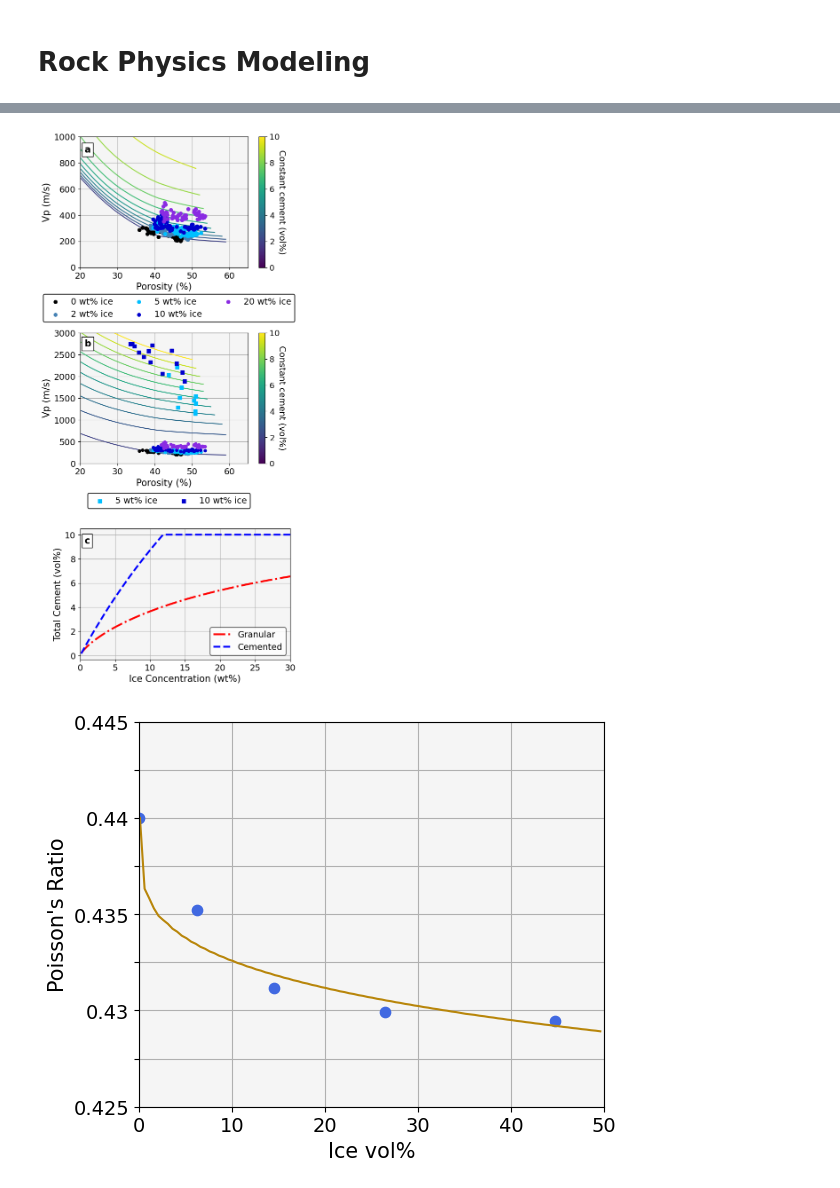
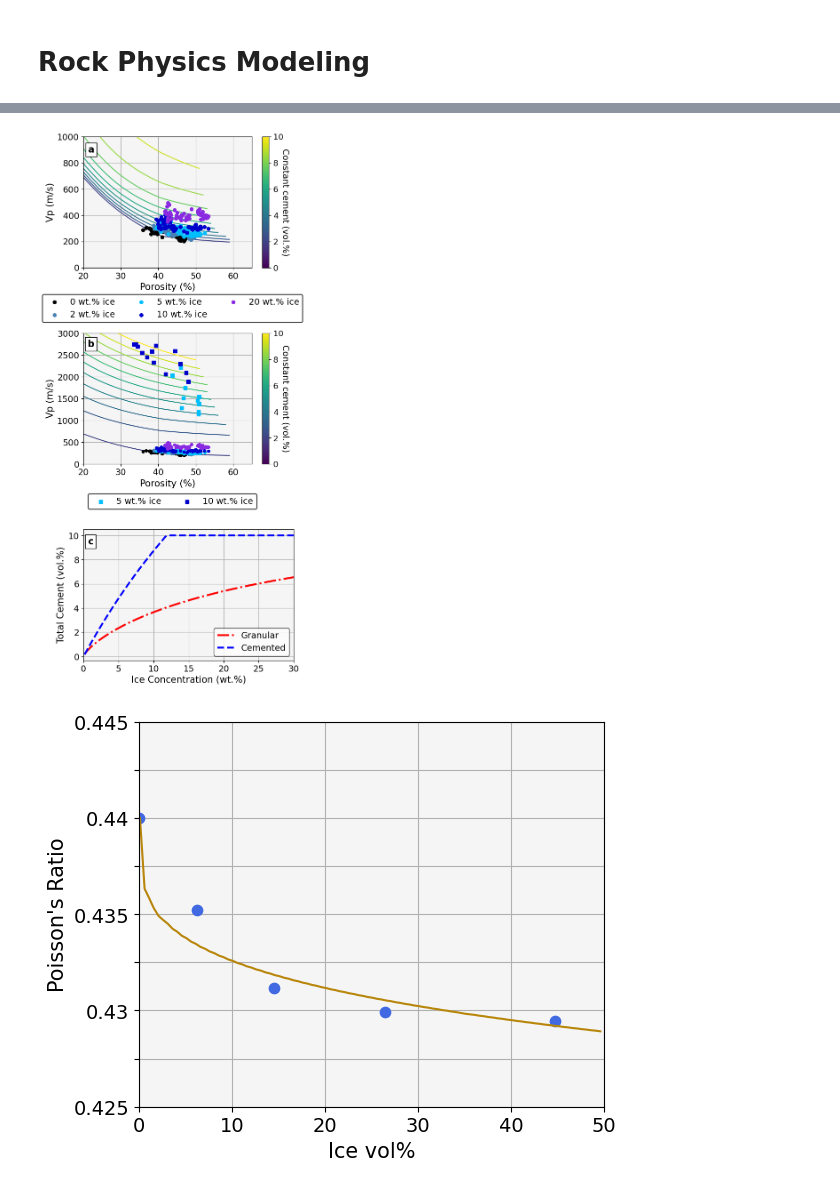
Before and after one commit to astroChance/LunarIce, a Jupyter notebook: notebooks/Icy_Regolith_Modeling.ipynb, the cells around one changed output, grey strips where cells are left out. Saved outputs shown, nothing was run; the diff lists cells and outputs as text; code cells hidden in the pictures.

```diff
--- a/notebooks/Icy_Regolith_Modeling.ipynb
+++ b/notebooks/Icy_Regolith_Modeling.ipynb
@@ -1383,15 +1548,15 @@ ax[0].scatter(data_p_5i_cem[:,2]*100, data_p_5i_cem[:,0], s=dot_size,
 ax[0].scatter(data_p_10i_cem[:,2]*100, data_p_10i_cem[:,0], s=dot_size,
               color=ice_colors[2], marker="s", zorder=50)
 ax[0].scatter(data_p_0i[:,2]*100, data_p_0i[:,0], s=dot_size,  color="black", zorder=50,
-             label="0 wt% ice")
+             label="0 wt.% ice")
 ax[0].scatter(data_p_2i[:,2]*100, data_p_2i[:,0], s=dot_size, color=ice_colors[0], zorder=50,
-             label="2 wt% ice")
+             label="2 wt.% ice")
 ax[0].scatter(data_p_5i[:,2]*100, data_p_5i[:,0], s=dot_size, color=ice_colors[1], zorder=50,
-             label="5 wt% ice")
+             label="5 wt.% ice")
 ax[0].scatter(data_p_10i[:,2]*100, data_p_10i[:,0], s=dot_size, color=ice_colors[2], zorder=50,
-             label="10 wt% ice")
+             label="10 wt.% ice")
 ax[0].scatter(data_p_20i[:,2]*100, data_p_20i[:,0], s=dot_size, color=ice_colors[3], zorder=50,
-             label="20 wt% ice")
+             label="20 wt.% ice")
 ax[0].set(ylim=(0,1000),
          xlim=(20, 65),
          axisbelow=True,
@@ -1401,7 +1566,7 @@ ax[0].set_xlabel("Porosity (%)", fontsize=15)
 ax[0].set_ylabel("Vp (m/s)", fontsize=15)
 ax[0].grid("both")
 cbar0 = plt.colorbar(sm, ax=ax[0])
-cbar0.set_label("Constant cement (vol%)", rotation=270, fontsize=14, labelpad=10)
+cbar0.set_label("Constant cement (vol.%)", rotation=270, fontsize=14, labelpad=10)
 cbar0.ax.tick_params(labelsize=13)
 handles, labels = ax[0].get_legend_handles_labels()
 legend0 = fig.legend(handles, labels, bbox_to_anchor=(0., 0.7, 1., 1), ncols=3,
@@ -1413,9 +1578,9 @@ ax[0].text(22, 900, "a", ha="center", va="center", fontweight="bold", fontsize=1
 
 
 ax[1].scatter(data_p_5i_cem[:,2]*100, data_p_5i_cem[:,0], s=dot_size,
-              color=ice_colors[1], marker="s", zorder=50, label="5 wt% ice")
+              color=ice_colors[1], marker="s", zorder=50, label="5 wt.% ice")
 ax[1].scatter(data_p_10i_cem[:,2]*100, data_p_10i_cem[:,0], s=dot_size,
-              color=ice_colors[2], marker="s", zorder=50, label="10 wt% ice")
+              color=ice_colors[2], marker="s", zorder=50, label="10 wt.% ice")
 ax[1].scatter(data_p_0i[:,2]*100, data_p_0i[:,0], s=dot_size-10,  color="black", zorder=50)
 ax[1].scatter(data_p_2i[:,2]*100, data_p_2i[:,0], s=dot_size-10, color=ice_colors[0], zorder=50)
 ax[1].scatter(data_p_5i[:,2]*100, data_p_5i[:,0], s=dot_size-10, color=ice_colors[1], zorder=50)
@@ -1430,7 +1595,7 @@ ax[1].set_xlabel("Porosity (%)", fontsize=15)
 ax[1].set_ylabel("Vp (m/s)", fontsize=15)
 ax[1].grid("both")
 cbar1 = plt.colorbar(sm, ax=ax[1])
-cbar1.set_label("Constant cement (vol%)", rotation=270, fontsize=14, labelpad=10)
+cbar1.set_label("Constant cement (vol.%)", rotation=270, fontsize=14, labelpad=10)
 cbar1.ax.tick_params(labelsize=13)
 handles, labels = ax[1].get_legend_handles_labels()
 legend1 = fig.legend(handles, labels, bbox_to_anchor=(0, 0.42, 1., 1), ncols=2,
@@ -1442,36 +1607,36 @@ ax[1].text(22, 2750, "b", ha="center", va="center", fontweight="bold", fontsize=
 
 
 ice_vol_range = np.arange(0.005, 1., 0.005)
 plot_cement = ice_vol_range*eff_cemented_cem
 plot_cement = np.where(plot_cement>.1, .1, plot_cement)
 plot_granular = eff_cem_fit_func(ice_vol_range, *eff_cem_fit_parms)*ice_vol_range
 plot_granular = np.where(plot_granular>.1, .1, plot_granular)
 plot_wt_range = np.array([(i*ice_dens) / ((i*ice_dens)+((1-i)*eff_min_density)) for i in ice_vol_range])
 
 ax[2].plot(plot_wt_range*100, plot_granular*100,
         color="red", ls="-.", lw=3, label="Granular")
 ax[2].plot(plot_wt_range*100, plot_cement*100,
         color="blue", ls="--", lw=3, label="Cemented")
 ax[2].set(xlim=(0, 30),
          # ylim=(0,0.08),
          axisbelow=True,
          facecolor="whitesmoke")
-ax[2].set_xlabel("Ice Concentration (wt%)", fontsize=15)
-ax[2].set_ylabel("Total Cement (vol%)", fontsize=15)
+ax[2].set_xlabel("Ice Concentration (wt.%)", fontsize=15)
+ax[2].set_ylabel("Total Cement (vol.%)", fontsize=15)
 ax[2].tick_params(axis='both', labelsize=14)
 ax[2].legend(fontsize=14, loc="lower right", edgecolor="black")
 ax[2].grid("both")
 ax[2].text(1, 9.5, "c", ha="center", va="center", fontweight="bold", fontsize=15,
           bbox={"facecolor":"white", "alpha":1, "edgecolor":"black"})
 
 
 plt.tight_layout()
 plt.subplots_adjust(hspace=0.5, bottom=0.2)
 plt.show()
 
 # plt.savefig("../../../Research Work/Papers/pub2/pub2_figs/cement_determination.jpg", dpi=1000, bbox_inches = "tight")
 # %% [output]
-[figure, old version]
+[figure, new version]
 # %%
 """
 Illustrate the PR vs Ice relationship
```
Also changed, not shown: parts of 13 cells of this notebook, 2 other files.
